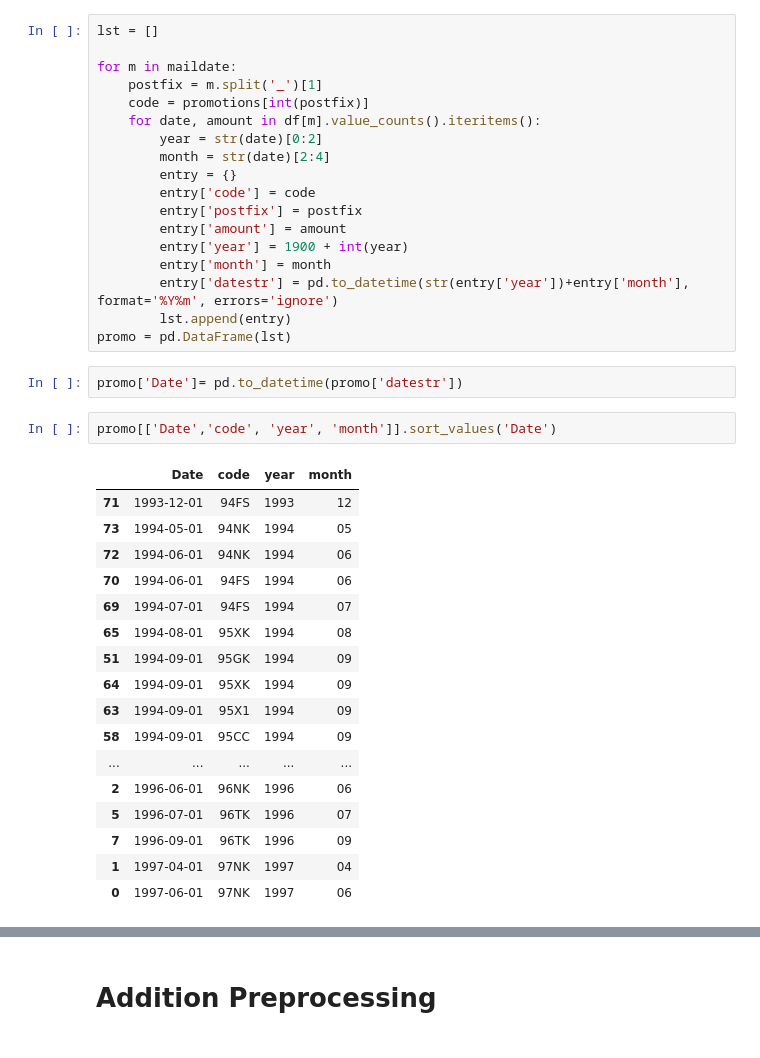
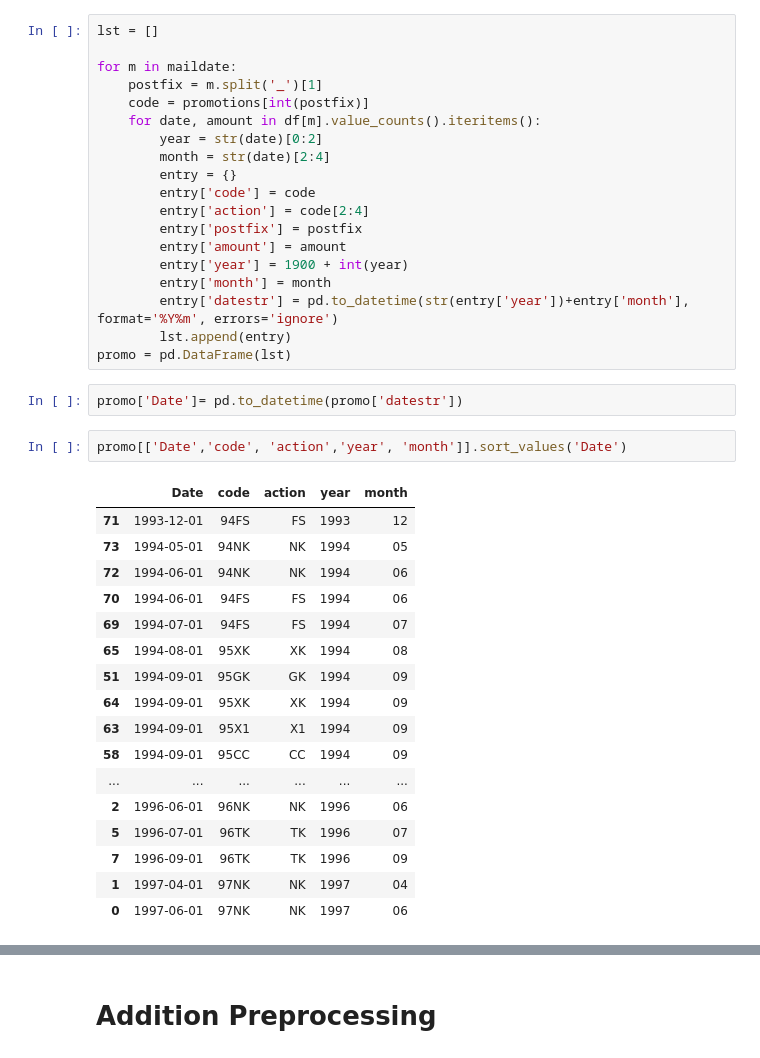
Before and after one commit to chalendony/rlearn_exploration, a Jupyter notebook: notebook/Data_Exploration.ipynb, the cells around one changed output, grey strips where cells are left out. Drawn from its saved outputs; the diff is of its cells as text.

Commit message:
identifying potential rl actions in data set

```diff
--- a/notebook/Data_Exploration.ipynb
+++ b/notebook/Data_Exploration.ipynb
@@ -165,6 +160,7 @@ for m in maildate:
         month = str(date)[2:4]
         entry = {}
         entry['code'] = code
+        entry['action'] = code[2:4]
         entry['postfix'] = postfix
         entry['amount'] = amount
         entry['year'] = 1900 + int(year)
@@ -175,22 +171,22 @@ promo = pd.DataFrame(lst)
 # %%
 promo['Date']= pd.to_datetime(promo['datestr'])
 # %%
-promo[['Date','code', 'year', 'month']].sort_values('Date')
+promo[['Date','code', 'action','year', 'month']].sort_values('Date')
 # %% [output]
-|  | Date | code | year | month |
-| 71 | 1993-12-01 | 94FS | 1993 | 12 |
-| 73 | 1994-05-01 | 94NK | 1994 | 05 |
-| 72 | 1994-06-01 | 94NK | 1994 | 06 |
-| 70 | 1994-06-01 | 94FS | 1994 | 06 |
-| 69 | 1994-07-01 | 94FS | 1994 | 07 |
-| 65 | 1994-08-01 | 95XK | 1994 | 08 |
-| 51 | 1994-09-01 | 95GK | 1994 | 09 |
-| 64 | 1994-09-01 | 95XK | 1994 | 09 |
-| 63 | 1994-09-01 | 95X1 | 1994 | 09 |
-| 58 | 1994-09-01 | 95CC | 1994 | 09 |
-| ... | ... | ... | ... | ... |
-| 2 | 1996-06-01 | 96NK | 1996 | 06 |
-| 5 | 1996-07-01 | 96TK | 1996 | 07 |
-| 7 | 1996-09-01 | 96TK | 1996 | 09 |
-| 1 | 1997-04-01 | 97NK | 1997 | 04 |
-| 0 | 1997-06-01 | 97NK | 1997 | 06 |
+|  | Date | code | action | year | month |
+| 71 | 1993-12-01 | 94FS | FS | 1993 | 12 |
+| 73 | 1994-05-01 | 94NK | NK | 1994 | 05 |
+| 72 | 1994-06-01 | 94NK | NK | 1994 | 06 |
+| 70 | 1994-06-01 | 94FS | FS | 1994 | 06 |
+| 69 | 1994-07-01 | 94FS | FS | 1994 | 07 |
+| 65 | 1994-08-01 | 95XK | XK | 1994 | 08 |
+| 51 | 1994-09-01 | 95GK | GK | 1994 | 09 |
+| 64 | 1994-09-01 | 95XK | XK | 1994 | 09 |
+| 63 | 1994-09-01 | 95X1 | X1 | 1994 | 09 |
+| 58 | 1994-09-01 | 95CC | CC | 1994 | 09 |
+| ... | ... | ... | ... | ... | ... |
+| 2 | 1996-06-01 | 96NK | NK | 1996 | 06 |
+| 5 | 1996-07-01 | 96TK | TK | 1996 | 07 |
+| 7 | 1996-09-01 | 96TK | TK | 1996 | 09 |
+| 1 | 1997-04-01 | 97NK | NK | 1997 | 04 |
+| 0 | 1997-06-01 | 97NK | NK | 1997 | 06 |
```
Also changed, not shown: parts of 9 cells of this notebook.
